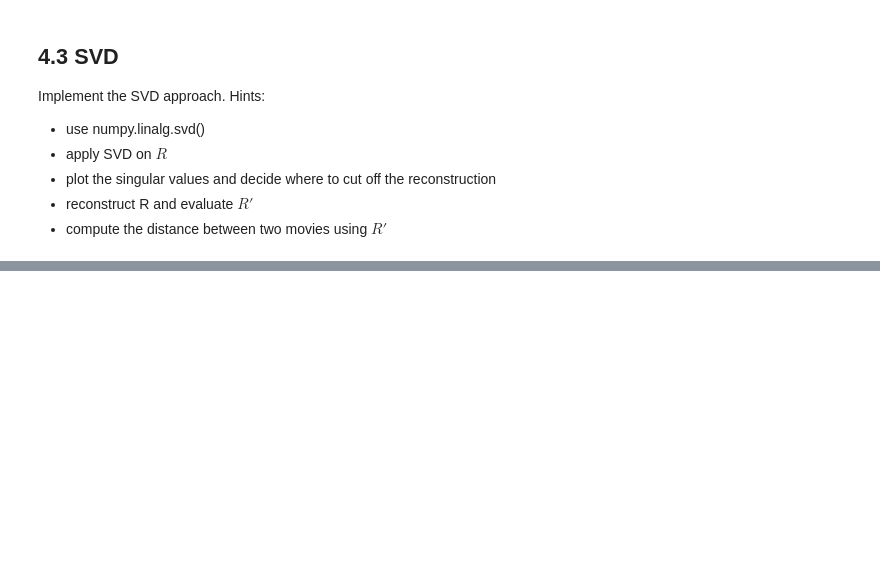
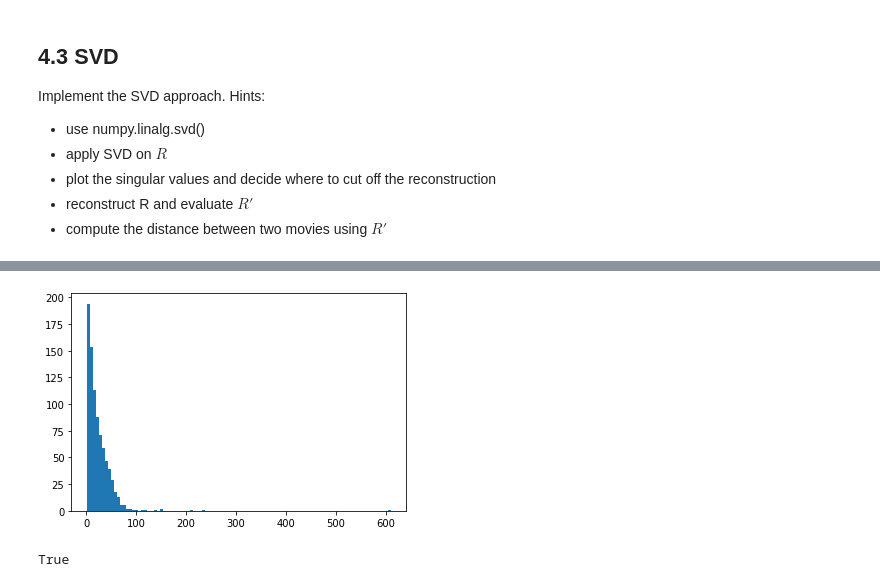
Before and after one commit to apfoertn/DataScienceSS20, a Jupyter notebook: Exercises/2_b_Recommender_SVD.ipynb, the cells around one changed output, grey strips where cells are left out. Saved outputs shown, nothing was run; the diff lists cells and outputs as text; code cells hidden in the pictures; blank space fills up the shorter version.

```diff
--- a/Exercises/2_b_Recommender_SVD.ipynb
+++ b/Exercises/2_b_Recommender_SVD.ipynb
@@ -125,0 +172,8 @@ Implement the SVD approach. Hints:
+# %%
+t=plt.hist(s,bins=100)
+# %% [output]
+[figure, added]
+# %%
+np.allclose(R_train, np.dot(u * s, v[:848,:]))
+# %% [output]
+True
```
Also changed, not shown: parts of 13 cells of this notebook.
